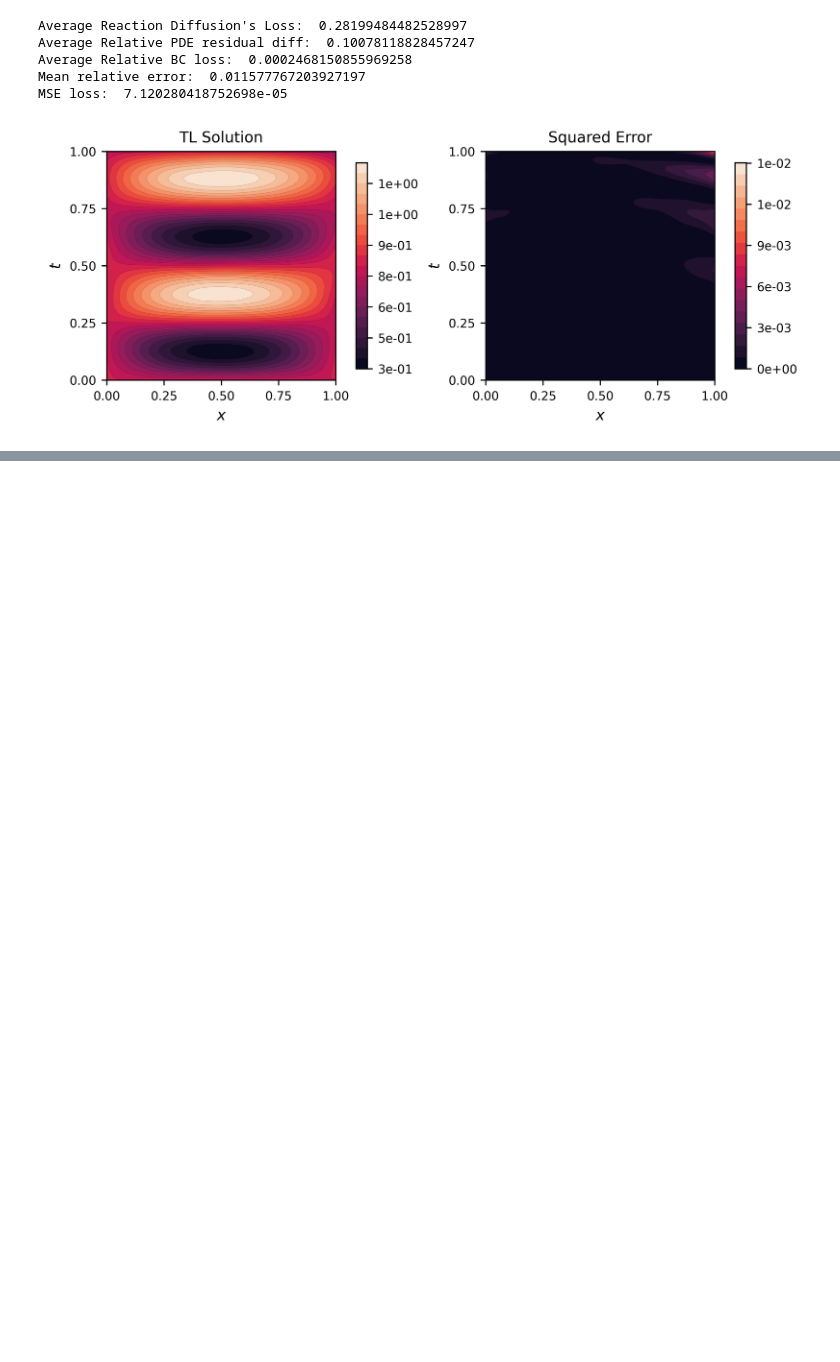
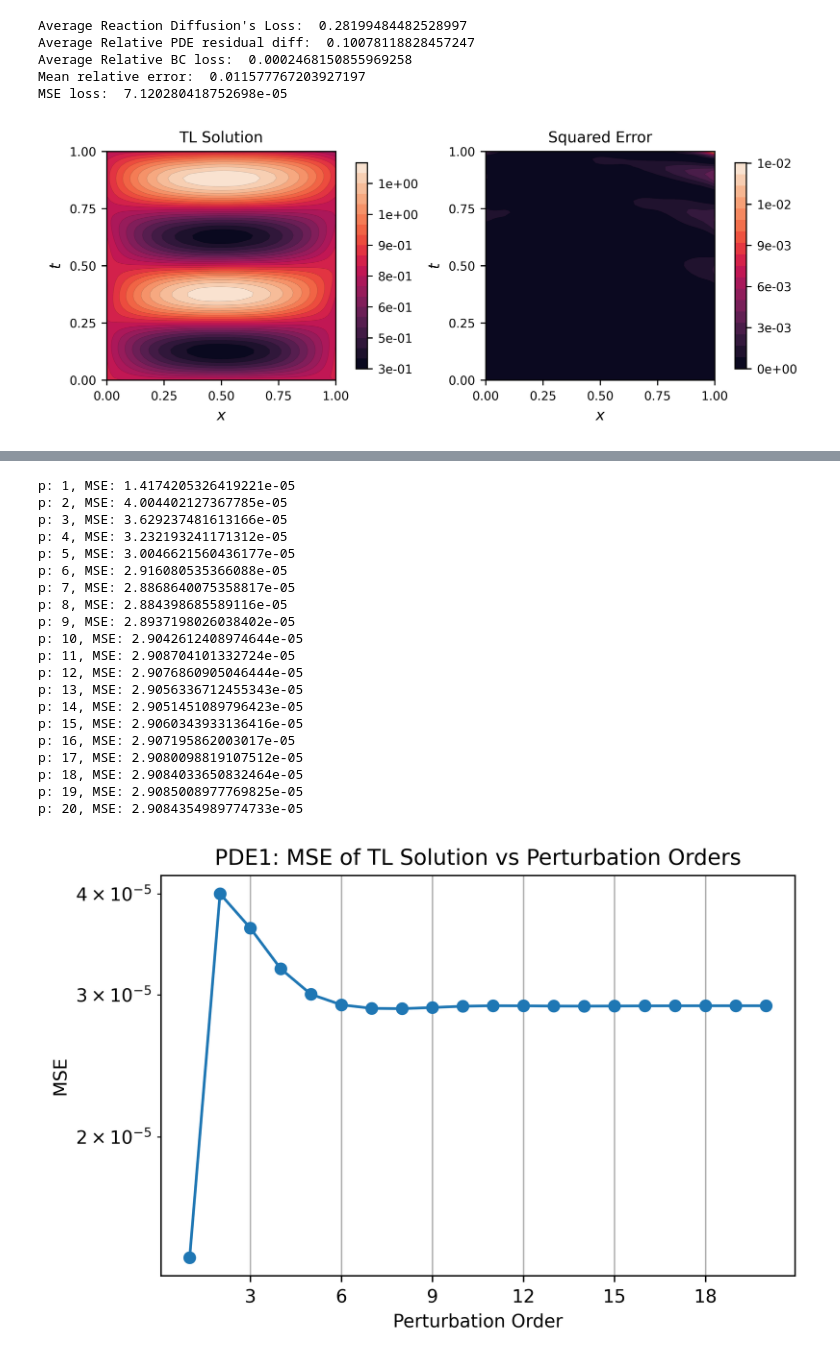
Before and after one commit to ryqherry/Cheby-PINNs, a Jupyter notebook: chebypinns/PDE/reaction_diffusion_TL.ipynb, the cells around one changed output, grey strips where cells are left out. Drawn from its saved outputs; the diff is of its cells as text; code cells hidden in the pictures; blank space fills up the shorter version.

```diff
--- a/chebypinns/PDE/reaction_diffusion_TL.ipynb
+++ b/chebypinns/PDE/reaction_diffusion_TL.ipynb
@@ -366,0 +428,56 @@ plt.show()
+# %%
+u_min, u_max = -0.9, 1.0  # chebyshev interval
+K = 30  # chebyshev order
+M_nodes = 1000  # Gauss quadrature nodes
+delta = 0.2  # parameter in R(u)
+cheb_coeffs = rd_cheb_coeffs(u_min, u_max, K=K, M=M_nodes, delta=delta)
+
+p_list = np.arange(1, 21); r = 0.5
+A = 2; k = 2*np.pi; b = 0.4
+mse_list = []
+
+for p in p_list:
+    # Compute the TL solutions
+    force = forcing_decorator3(A, k, r, b=b)
+    f0_values = force(x, t).detach().numpy()
+    result = reaction_diffusion_solver(H_dict, Minv, cheb_coeffs, u_min, u_max, f0_values, b, r, H, p=p)
+    # Compute the truth solutions
+    truth_func = function_decorator3(A, k, b=b)
+    truth = truth_func(X_grid[:,0], X_grid[:, 1]).reshape(61, -1).detach().numpy()
+    # Compute MSE for each one
+    mse_list.append(((truth - result['sol'])**2).mean())
+
+plt.figure(figsize=(6, 4), dpi=600)
+plt.plot(p_list, mse_list, marker='o')
+plt.xlabel("Perturbation Order")
+plt.ylabel("MSE")
+plt.gca().xaxis.set_major_locator(mticker.MaxNLocator(integer=True))
+plt.yscale('log', base=10)
+plt.grid()
+plt.title("PDE1: MSE of TL Solution vs Perturbation Orders")
+plt.tight_layout()
+
+for p, mse in zip(p_list, mse_list):
+	print(f"p: {p}, MSE: {mse}")
+# %% [output]
+p: 1, MSE: 1.4174205326419221e-05
+p: 2, MSE: 4.004402127367785e-05
+p: 3, MSE: 3.629237481613166e-05
+p: 4, MSE: 3.232193241171312e-05
+p: 5, MSE: 3.0046621560436177e-05
+p: 6, MSE: 2.916080535366088e-05
+p: 7, MSE: 2.8868640075358817e-05
+p: 8, MSE: 2.884398685589116e-05
+p: 9, MSE: 2.8937198026038402e-05
+p: 10, MSE: 2.9042612408974644e-05
+p: 11, MSE: 2.908704101332724e-05
+p: 12, MSE: 2.9076860905046444e-05
+p: 13, MSE: 2.9056336712455343e-05
+p: 14, MSE: 2.9051451089796423e-05
+p: 15, MSE: 2.9060343933136416e-05
+p: 16, MSE: 2.907195862003017e-05
+p: 17, MSE: 2.9080098819107512e-05
+p: 18, MSE: 2.9084033650832464e-05
+p: 19, MSE: 2.9085008977769825e-05
+p: 20, MSE: 2.9084354989774733e-05
+[figure, added]
```
Also changed, not shown: parts of 9 cells of this notebook, 2 other files.
